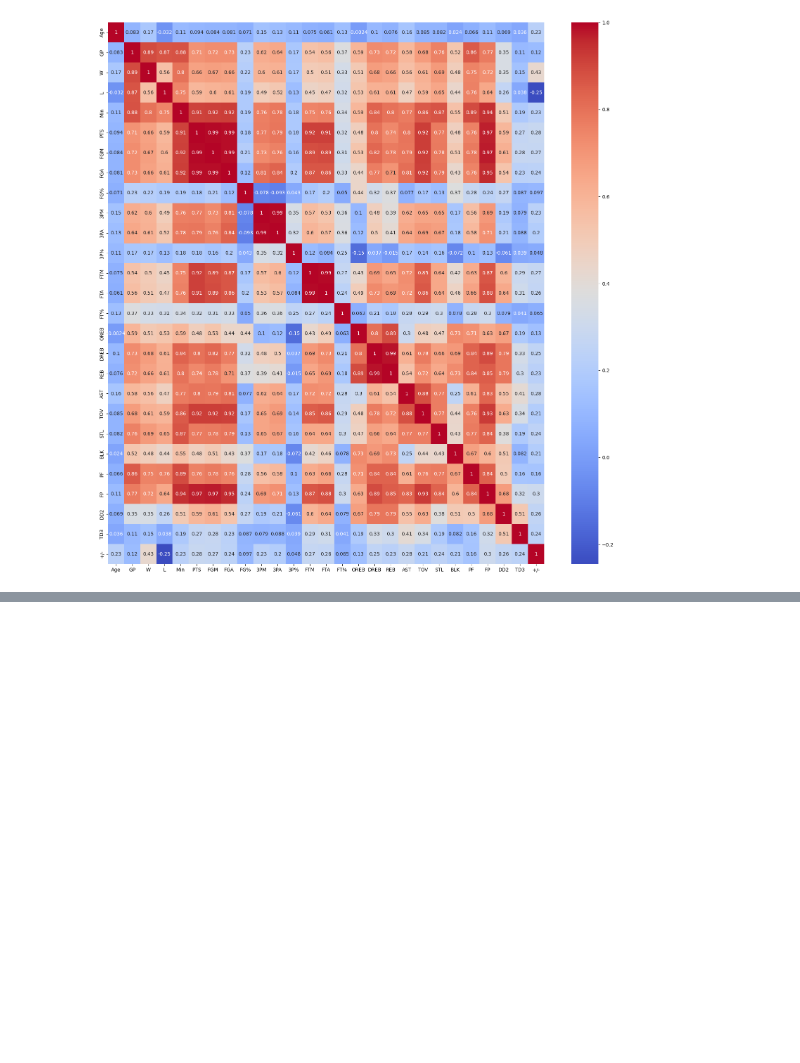
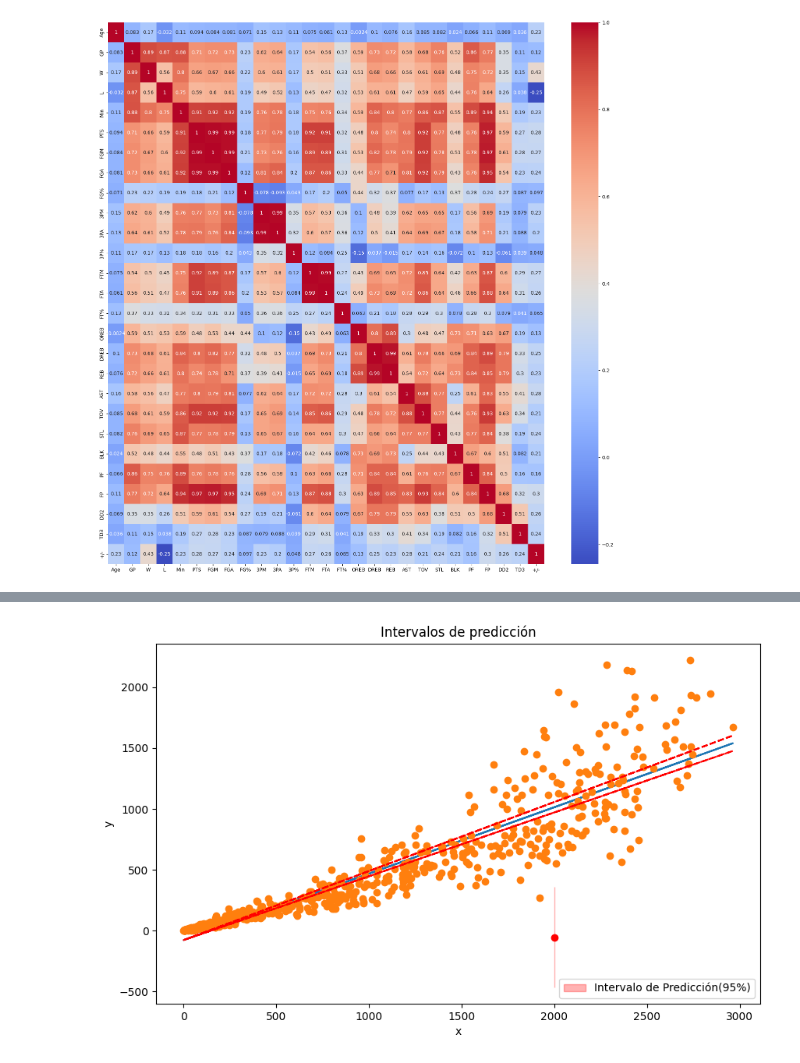
Before and after one commit to LauraCD2/23_nba, a Jupyter notebook: Proyecto.ipynb, the cells around one changed output, grey strips where cells are left out. Drawn from its saved outputs; the diff is of its cells as text; code cells hidden in the pictures; blank space fills up the shorter version.

```diff
--- a/Proyecto.ipynb
+++ b/Proyecto.ipynb
@@ -413,0 +505,15 @@ def regresion(x, y, alpha):
+# %%
+plt.figure(figsize=(10, 6))
+plt.plot(x, y_estimados)
+plt.plot(x, y, 'o')
+plt.plot(x, y_estimadosSup, color='red', linestyle='--')
+plt.plot(x, y_estimadosInf, color='red', linestyle='--')
+plt.scatter(2000, y_estimado, color='red')
+plt.fill_between(np.array([2000]), infY, supY, color='red', alpha=0.3, label='Intervalo de Predicción(95%)')
+plt.legend(loc='lower right')
+plt.title('Intervalos de predicción')
+plt.xlabel('x')
+plt.ylabel('y')
+plt.show()
+# %% [output]
+[figure, added]
```
Also changed, not shown: parts of 16 cells of this notebook.
